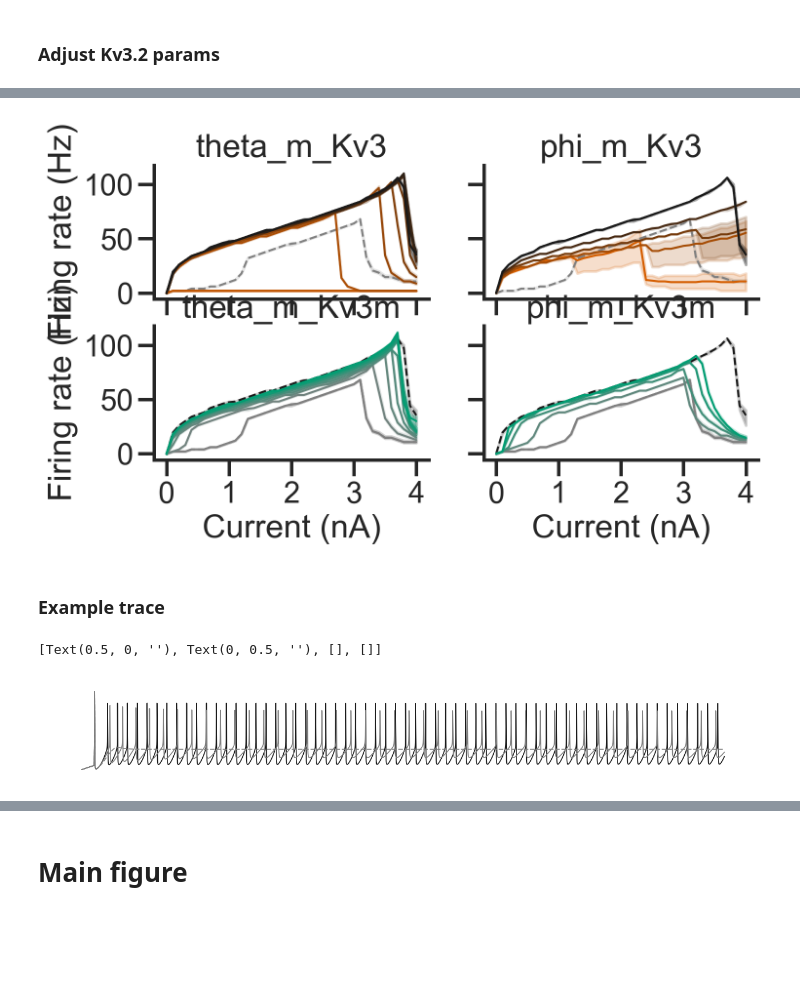
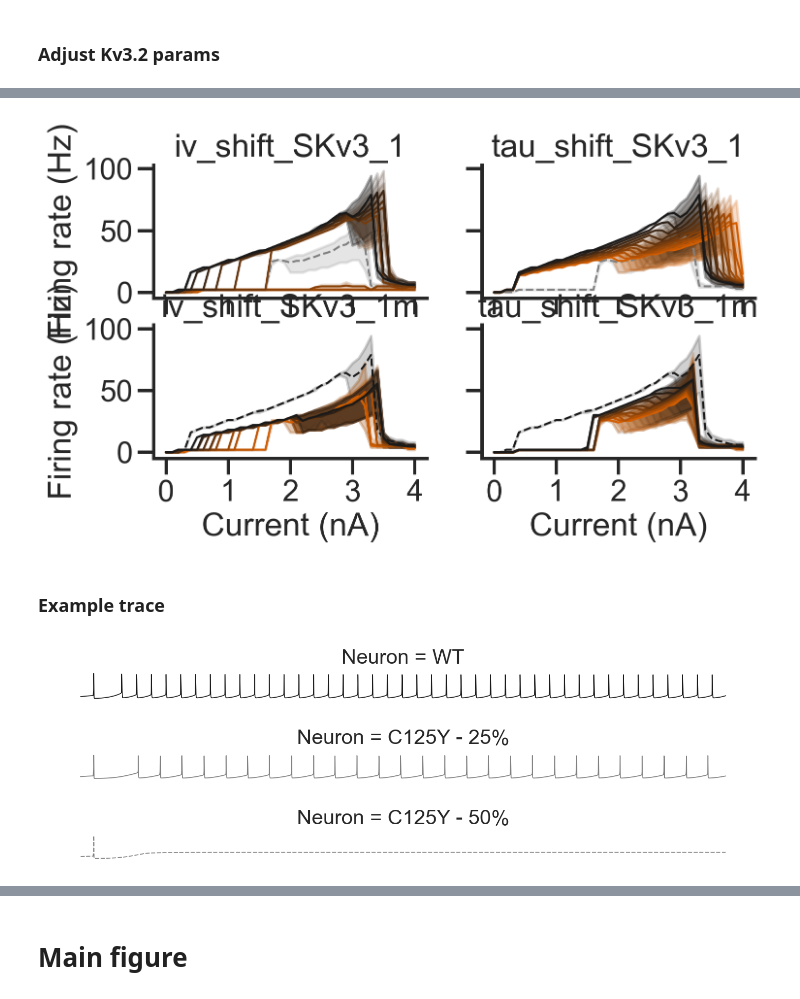
Before and after one commit to ChrisCurrin/pv-kcnc2, a Jupyter notebook: notebook.ipynb, the cells around one changed output, grey strips where cells are left out. Cells and saved outputs as stored; diff of their text form; code cells hidden in the pictures; blank space fills up the shorter version.

Commit message:
revert to non-inactivating K channel

```diff
--- a/notebook.ipynb
+++ b/notebook.ipynb
@@ -194,15 +194,8 @@ def iv_fig(vclamp_values=None, ppn_props=None, ppn_mut_props=None, tstop=210):
     # only initial vclamp_values will be plotted, but simulations will be run for these values
     extended_vclamp_values = np.arange(vclamp_values.min(), vclamp_values.max() + 1, 1)
 
-    # check if ppn_props is empty
-    if ppn_props or ppn_mut_props:
-        h.usetable_Kv3=0
-        h.usetable_Kv3m=0
-    else:
-        h.usetable_Kv3=1
-        h.usetable_Kv3m=1
-    change_mech_props(ppn, "Kv3", **ppn_props)
-    change_mech_props(ppn_mut, "Kv3m", **ppn_mut_props)
+    change_mech_props(ppn, "SKv3_1", **ppn_props)
+    change_mech_props(ppn_mut, "SKv3_1m", **ppn_mut_props)
 
     sample_lines = {
         "v": [],
@@ -477,13 +444,6 @@ def run_sims(pv, stims, fractions, dur, load=False, arrow=False, shape_plot=True
 
     if pv_props is None:
         pv_props = {}
-        h.usetable_Kv3 = 1
-        h.usetable_Kv3m = 1
-    else:
-        # do not use the lookup table for the Kv3 and Kv3m
-        # as we want the table to be re-calculated
-        h.usetable_Kv3 = 0
-        h.usetable_Kv3m = 0
 
     # optionally set properties of pv neuron
     for key, val in pv_props.items():
@@ -573,7 +533,7 @@ def run_sims(pv, stims, fractions, dur, load=False, arrow=False, shape_plot=True
 # %%
 stims = [(amp, 0) for amp in np.round(np.arange(0.,4.1,0.1), 3)]
 
-fractions = [0, 0.05, 0.10, 0.15, 0.20, 0.25, 0.3, 0.4, 0.5]
+fractions = [0, 0.05, 0.10, 0.15, 0.20, 0.25, 0.3, 0.35, 0.4, 0.5]
 
 amp_result = run_sims("default", stims, fractions, dur=500, load=True, arrow=False)
 
@@ -727,10 +705,10 @@ sns.relplot(
 with sns.plotting_context("poster"):
     fig, axes = plt.subplot_mosaic(
         [
-            ["theta_m_Kv3", "phi_m_Kv3"],  # how normal channels can be impacted
+            ["iv_shift_SKv3_1", "tau_shift_SKv3_1"],  # how normal channels can be impacted
             [
-                "theta_m_Kv3m",
-                "phi_m_Kv3m",
+                "iv_shift_SKv3_1m",
+                "tau_shift_SKv3_1m",
             ],  # how pathological channels can be repaired
         ],
         sharey=True,
@@ -747,7 +725,7 @@ with sns.plotting_context("poster"):
     )
 
     for i, (key, ax) in enumerate(axes.items()):
-        col = key.replace("_Kv3m", "").replace("_Kv3", "")
+        col = key.replace("_SKv3_1m", "").replace("_SKv3_1", "")
         pal = (
             sns.blend_palette(["grey", "g"], n_colors=len(params[col]))
             if "Kv3m" in key
@@ -786,7 +764,7 @@ with sns.plotting_context("poster"):
         )
         ax.set_title(key)
 # %% [output]
-[figure, old version]
+[figure, new version]
 # %% [markdown]
 ### Example trace
 # %%
@@ -842,41 +820,45 @@ for nrn in [
                 },
             ),
             pd.DataFrame(
                 {
                     VOLTAGE_LABEL: ais_v.values,
                     TIME_LABEL: ais_v.index,
                     "Neuron": nrn_name,
                     "loc": "AIS",
                 },
             ),
         ],
         ignore_index=True,
     )
 
-fig, ax = plt.subplots(figsize=(8, 1))
-sns.lineplot(
+g = sns.relplot(
     data=v_df,
     x=TIME_LABEL,
     y=VOLTAGE_LABEL,
     hue="Neuron",
     hue_order=[
         nrn.name[: nrn.name.find("(")].replace("test", "")
         for nrn in [pv_wt, pv_mut_1, pv_mut_half]
     ],
     palette=["k", "grey", "grey"],
     style="Neuron",
     dashes=["", "", (4.8, 1.8)],
     size="loc",
-    size_order=["soma"],
-    ax=ax,
+    size_order=["AIS"],
     legend=False,
+    aspect=8,
+    height=1,
+    row="Neuron",
+    kind="line",
 )
 # remove borders, labels, and ticks
-sns.despine(ax=ax, left=True, bottom=True)
-ax.set(xlabel="", ylabel="", xticks=[], yticks=[])
+sns.despine(left=True, bottom=True)
+g.set(xlabel="", ylabel="", xticks=[], yticks=[])
+
+for nrn in [pv_wt, pv_mut_1, pv_mut_half]:
+    remove_cell_from_neuron(nrn)
 # %% [output]
-[Text(0.5, 0, ''), Text(0, 0.5, ''), [], []]
-[figure, old version]
+[figure, new version]
 # %%
 
 fig, ax = plt.subplots(figsize=(8, 1))
```
Also changed, not shown: parts of 8 cells of this notebook, 3 other files.
